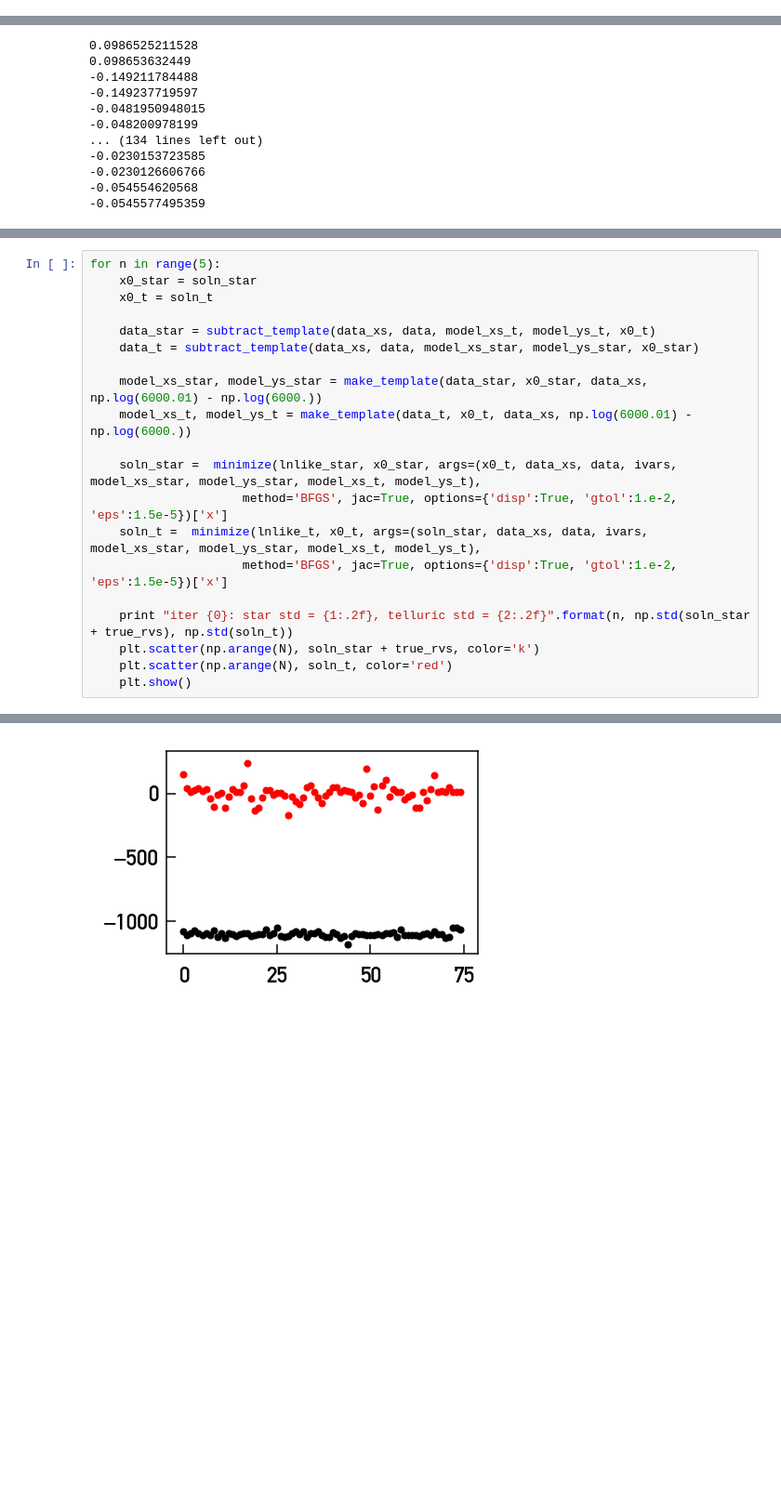
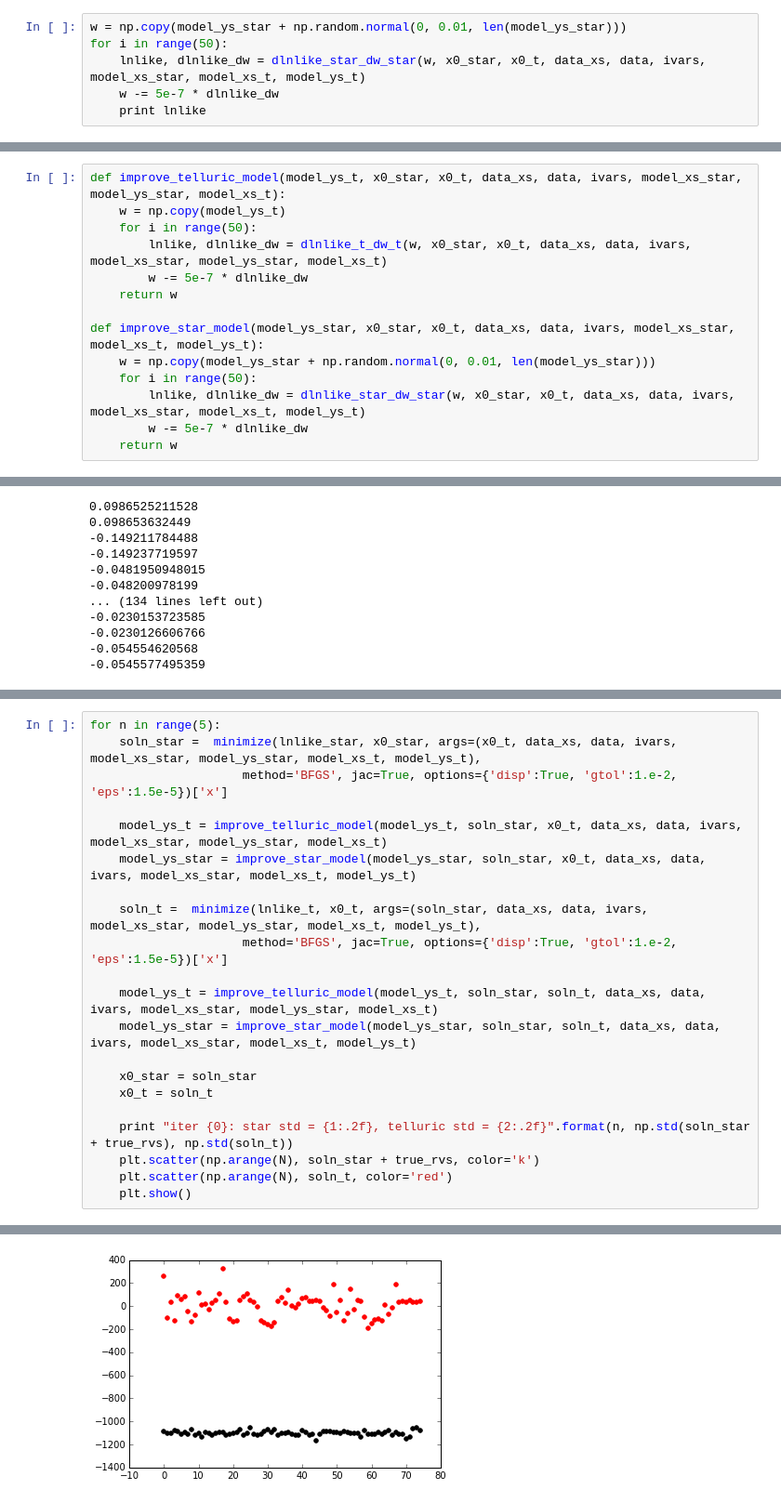
Before and after one commit to davidwhogg/Avast, a Jupyter notebook: notebooks/realdata_HIP54287_15A_Hoggrefactor.ipynb, the cells around one changed output, grey strips where cells are left out. Shown at 93% size. Saved outputs shown, nothing was run; the diff lists cells and outputs as text; blank space fills up the shorter version.

Commit message:
better telluric optimization

```diff
--- a/notebooks/realdata_HIP54287_15A_Hoggrefactor.ipynb
+++ b/notebooks/realdata_HIP54287_15A_Hoggrefactor.ipynb
@@ -236,0 +360,6 @@ def lnlike_t(rvs_t, rvs_star, data_xs, data, ivars, model_xs_star, model_ys_star
+# %%
+w = np.copy(model_ys_star + np.random.normal(0, 0.01, len(model_ys_star)))
+for i in range(50):
+    lnlike, dlnlike_dw = dlnlike_star_dw_star(w, x0_star, x0_t, data_xs, data, ivars, model_xs_star, model_xs_t, model_ys_t)
+    w -= 5e-7 * dlnlike_dw
+    print lnlike
@@ -236,0 +394,14 @@ def lnlike_t(rvs_t, rvs_star, data_xs, data, ivars, model_xs_star, model_ys_star
+# %%
+def improve_telluric_model(model_ys_t, x0_star, x0_t, data_xs, data, ivars, model_xs_star, model_ys_star, model_xs_t):
+    w = np.copy(model_ys_t)
+    for i in range(50):
+        lnlike, dlnlike_dw = dlnlike_t_dw_t(w, x0_star, x0_t, data_xs, data, ivars, model_xs_star, model_ys_star, model_xs_t)
+        w -= 5e-7 * dlnlike_dw
+    return w
+
+def improve_star_model(model_ys_star, x0_star, x0_t, data_xs, data, ivars, model_xs_star, model_xs_t, model_ys_t):
+    w = np.copy(model_ys_star + np.random.normal(0, 0.01, len(model_ys_star)))
+    for i in range(50):
+        lnlike, dlnlike_dw = dlnlike_star_dw_star(w, x0_star, x0_t, data_xs, data, ivars, model_xs_star, model_xs_t, model_ys_t)
+        w -= 5e-7 * dlnlike_dw
+    return w
@@ -436,18 +617,19 @@ plt.scatter(np.arange(N), soln_star + true_rvs)
 # %%
 for n in range(5):
+    soln_star =  minimize(lnlike_star, x0_star, args=(x0_t, data_xs, data, ivars, model_xs_star, model_ys_star, model_xs_t, model_ys_t),
+                     method='BFGS', jac=True, options={'disp':True, 'gtol':1.e-2, 'eps':1.5e-5})['x']
+
+    model_ys_t = improve_telluric_model(model_ys_t, soln_star, x0_t, data_xs, data, ivars, model_xs_star, model_ys_star, model_xs_t)
+    model_ys_star = improve_star_model(model_ys_star, soln_star, x0_t, data_xs, data, ivars, model_xs_star, model_xs_t, model_ys_t)
+
+    soln_t =  minimize(lnlike_t, x0_t, args=(soln_star, data_xs, data, ivars, model_xs_star, model_ys_star, model_xs_t, model_ys_t),
+                     method='BFGS', jac=True, options={'disp':True, 'gtol':1.e-2, 'eps':1.5e-5})['x']
+
+    model_ys_t = improve_telluric_model(model_ys_t, soln_star, soln_t, data_xs, data, ivars, model_xs_star, model_ys_star, model_xs_t)
+    model_ys_star = improve_star_model(model_ys_star, soln_star, soln_t, data_xs, data, ivars, model_xs_star, model_xs_t, model_ys_t)
+
     x0_star = soln_star
     x0_t = soln_t
-
-    data_star = subtract_template(data_xs, data, model_xs_t, model_ys_t, x0_t)
-    data_t = subtract_template(data_xs, data, model_xs_star, model_ys_star, x0_star)
-
-    model_xs_star, model_ys_star = make_template(data_star, x0_star, data_xs, np.log(6000.01) - np.log(6000.))
-    model_xs_t, model_ys_t = make_template(data_t, x0_t, data_xs, np.log(6000.01) - np.log(6000.))
-
-    soln_star =  minimize(lnlike_star, x0_star, args=(x0_t, data_xs, data, ivars, model_xs_star, model_ys_star, model_xs_t, model_ys_t),
-                     method='BFGS', jac=True, options={'disp':True, 'gtol':1.e-2, 'eps':1.5e-5})['x']
-    soln_t =  minimize(lnlike_t, x0_t, args=(soln_star, data_xs, data, ivars, model_xs_star, model_ys_star, model_xs_t, model_ys_t),
-                     method='BFGS', jac=True, options={'disp':True, 'gtol':1.e-2, 'eps':1.5e-5})['x']
 
     print "iter {0}: star std = {1:.2f}, telluric std = {2:.2f}".format(n, np.std(soln_star + true_rvs), np.std(soln_t))
     plt.scatter(np.arange(N), soln_star + true_rvs, color='k')
@@ -480,2 +662,2 @@ iter 1: star std = 20.61, telluric std = 68.01
-[figure, old version]
+[figure, new version]
 Warning: Desired error not necessarily achieved due to precision loss.
```
Also changed, not shown: parts of 25 cells of this notebook.
